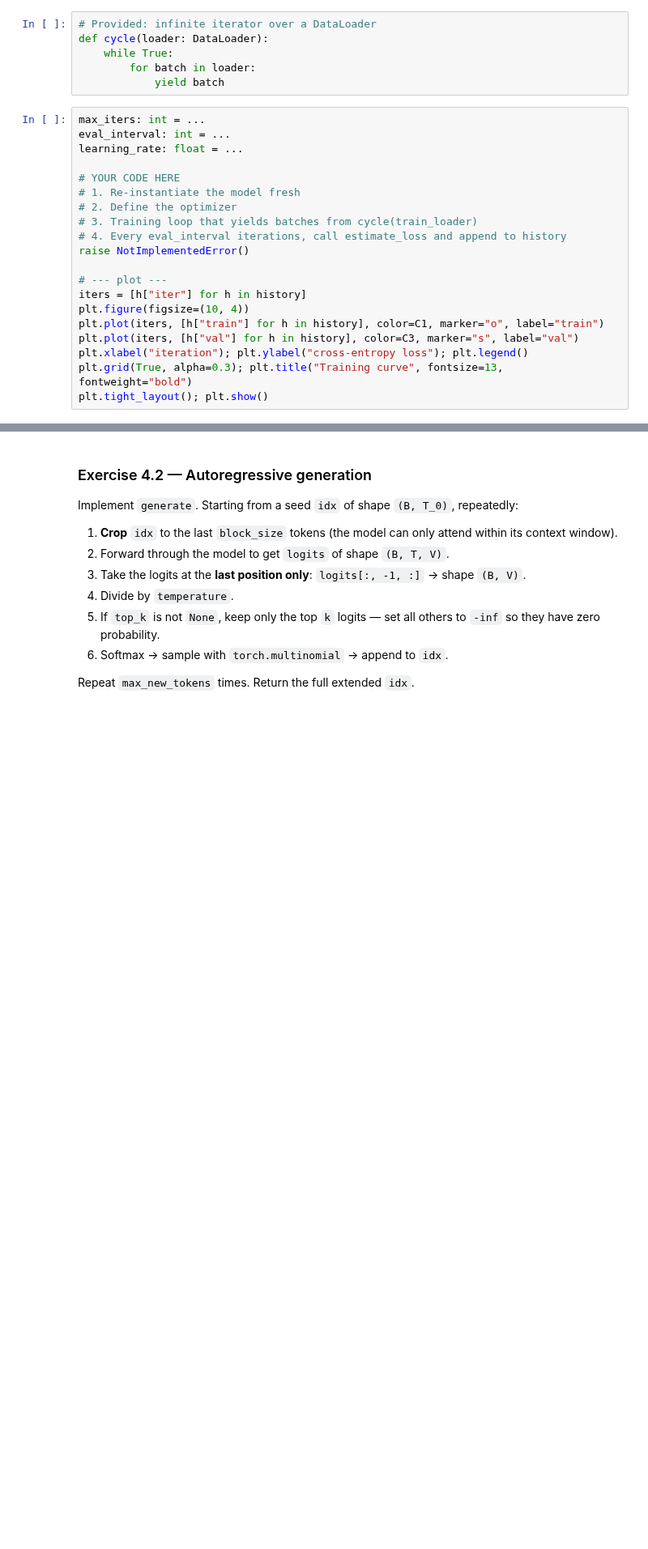
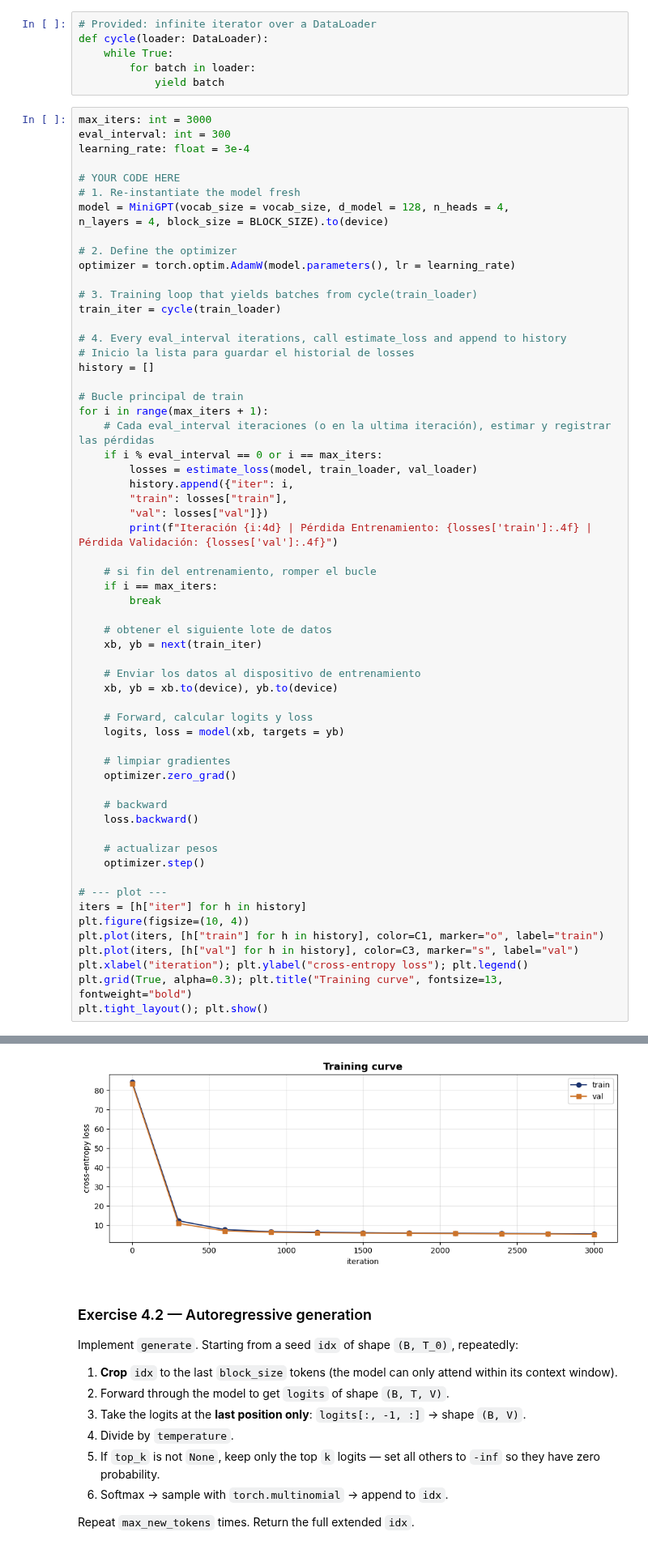
Before and after one commit to naguer019/deep-learning-course-notebooks, a Jupyter notebook: notebooks/notebook_7.ipynb, the cells around one changed output, grey strips where cells are left out. Shown at 81% size. Cells and saved outputs as stored; diff of their text form; blank space fills up the shorter version.

```diff
--- a/notebooks/notebook_7.ipynb
+++ b/notebooks/notebook_7.ipynb
@@ -779,16 +892,56 @@ def cycle(loader: DataLoader):
         for batch in loader:
             yield batch
 # %%
-max_iters: int = ...
-eval_interval: int = ...
-learning_rate: float = ...
+max_iters: int = 3000
+eval_interval: int = 300
+learning_rate: float = 3e-4
 
 # YOUR CODE HERE
 # 1. Re-instantiate the model fresh
+model = MiniGPT(vocab_size = vocab_size, d_model = 128, n_heads = 4,
+n_layers = 4, block_size = BLOCK_SIZE).to(device)
+
 # 2. Define the optimizer
+optimizer = torch.optim.AdamW(model.parameters(), lr = learning_rate)
+
 # 3. Training loop that yields batches from cycle(train_loader)
+train_iter = cycle(train_loader)
+
 # 4. Every eval_interval iterations, call estimate_loss and append to history
-raise NotImplementedError()
+# Inicio la lista para guardar el historial de losses
+history = []
+
+# Bucle principal de train
+for i in range(max_iters + 1):
+    # Cada eval_interval iteraciones (o en la ultima iteración), estimar y registrar las pérdidas
+    if i % eval_interval == 0 or i == max_iters:
+        losses = estimate_loss(model, train_loader, val_loader)
+        history.append({"iter": i,
+        "train": losses["train"],
+        "val": losses["val"]})
+        print(f"Iteración {i:4d} | Pérdida Entrenamiento: {losses['train']:.4f} | Pérdida Validación: {losses['val']:.4f}")
+
+    # si fin del entrenamiento, romper el bucle
+    if i == max_iters:
+        break
+
+    # obtener el siguiente lote de datos
+    xb, yb = next(train_iter)
+
+    # Enviar los datos al dispositivo de entrenamiento
+    xb, yb = xb.to(device), yb.to(device)
+
+    # Forward, calcular logits y loss
+    logits, loss = model(xb, targets = yb)
+
+    # limpiar gradientes
+    optimizer.zero_grad()
+
+    # backward
+    loss.backward()
+
+    # actualizar pesos
+    optimizer.step()
 
 # --- plot ---
 iters = [h["iter"] for h in history]
@@ -798,3 +951,4 @@ plt.plot(iters, [h["val"] for h in history], color=C3, marker="s", label="val")
 plt.xlabel("iteration"); plt.ylabel("cross-entropy loss"); plt.legend()
 plt.grid(True, alpha=0.3); plt.title("Training curve", fontsize=13, fontweight="bold")
 plt.tight_layout(); plt.show()
+# %% [output]
@@ -801,3 +966,4 @@ plt.tight_layout(); plt.show()
+[figure, added]
 # %% [markdown]
 ### Exercise 4.2 — Autoregressive generation
 
```
Also changed, not shown: parts of 12 cells of this notebook.
